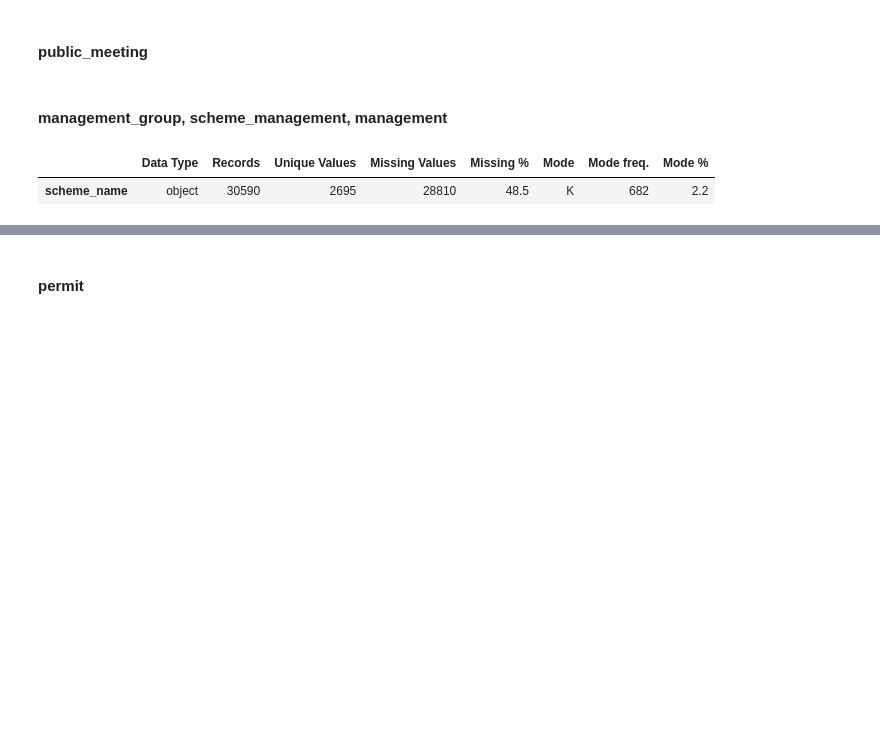
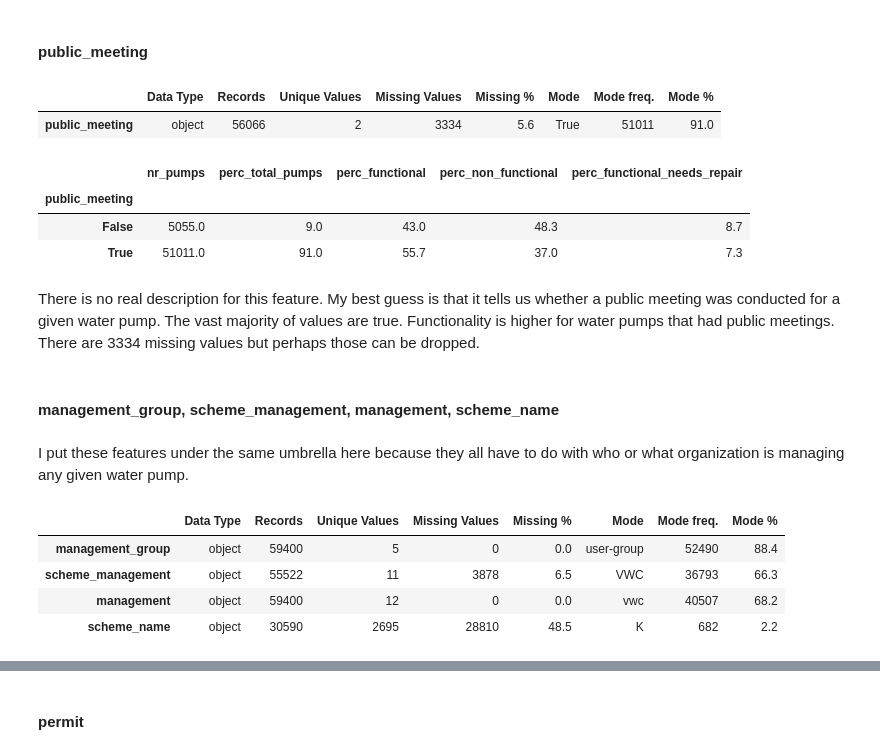
Before and after one commit to williambguo/water-pump-predictive-maintenance, a Jupyter notebook: notebooks/eda.ipynb, the cells around one changed output, grey strips where cells are left out. Saved outputs shown, nothing was run; the diff lists cells and outputs as text; code cells hidden in the pictures; blank space fills up the shorter version.

```diff
--- a/notebooks/eda.ipynb
+++ b/notebooks/eda.ipynb
@@ -878,9 +895,28 @@ numerical_dqr.loc[['population']]
 # %% [markdown]
 #### public_meeting
+# %%
+categorical_dqr.loc[['public_meeting']]
+# %% [output]
+|  | Data Type | Records | Unique Values | Missing Values | Missing % | Mode | Mode freq. | Mode % |
+| public_meeting | object | 56066 | 2 | 3334 | 5.6 | True | 51011 | 91.0 |
+# %%
+distribution_checker(df, 'public_meeting')
+# %% [output]
+|  | nr_pumps | perc_total_pumps | perc_functional | perc_non_functional | perc_functional_needs_repair |
+| public_meeting |  |  |  |  |  |
+| False | 5055.0 | 9.0 | 43.0 | 48.3 | 8.7 |
+| True | 51011.0 | 91.0 | 55.7 | 37.0 | 7.3 |
+# %% [markdown]
+There is no real description for this feature. My best guess is that it tells us whether a public meeting was conducted for a given water pump. The vast majority of values are true. Functionality is higher for water pumps that had public meetings. There are 3334 missing values but perhaps those can be dropped.
 # %% [markdown]
-#### management_group, scheme_management, management
+#### management_group, scheme_management, management, scheme_name
+# %% [markdown]
+I put these features under the same umbrella here because they all have to do with who or what organization is managing any given water pump.
 # %%
-categorical_dqr.loc[['scheme_name']]
+categorical_dqr.loc[['management_group', 'scheme_management', 'management', 'scheme_name']]
 # %% [output]
 |  | Data Type | Records | Unique Values | Missing Values | Missing % | Mode | Mode freq. | Mode % |
+| management_group | object | 59400 | 5 | 0 | 0.0 | user-group | 52490 | 88.4 |
+| scheme_management | object | 55522 | 11 | 3878 | 6.5 | VWC | 36793 | 66.3 |
+| management | object | 59400 | 12 | 0 | 0.0 | vwc | 40507 | 68.2 |
 | scheme_name | object | 30590 | 2695 | 28810 | 48.5 | K | 682 | 2.2 |
```
Also changed, not shown: parts of 42 cells of this notebook, 1 other file.
